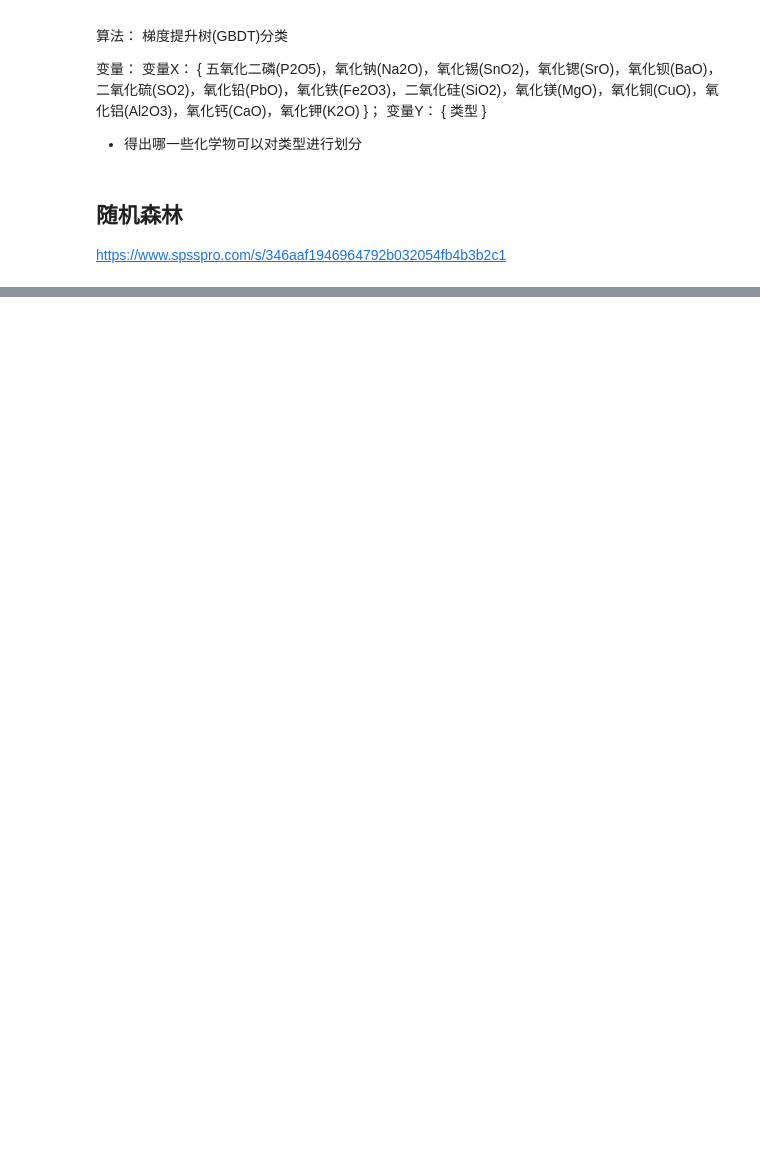
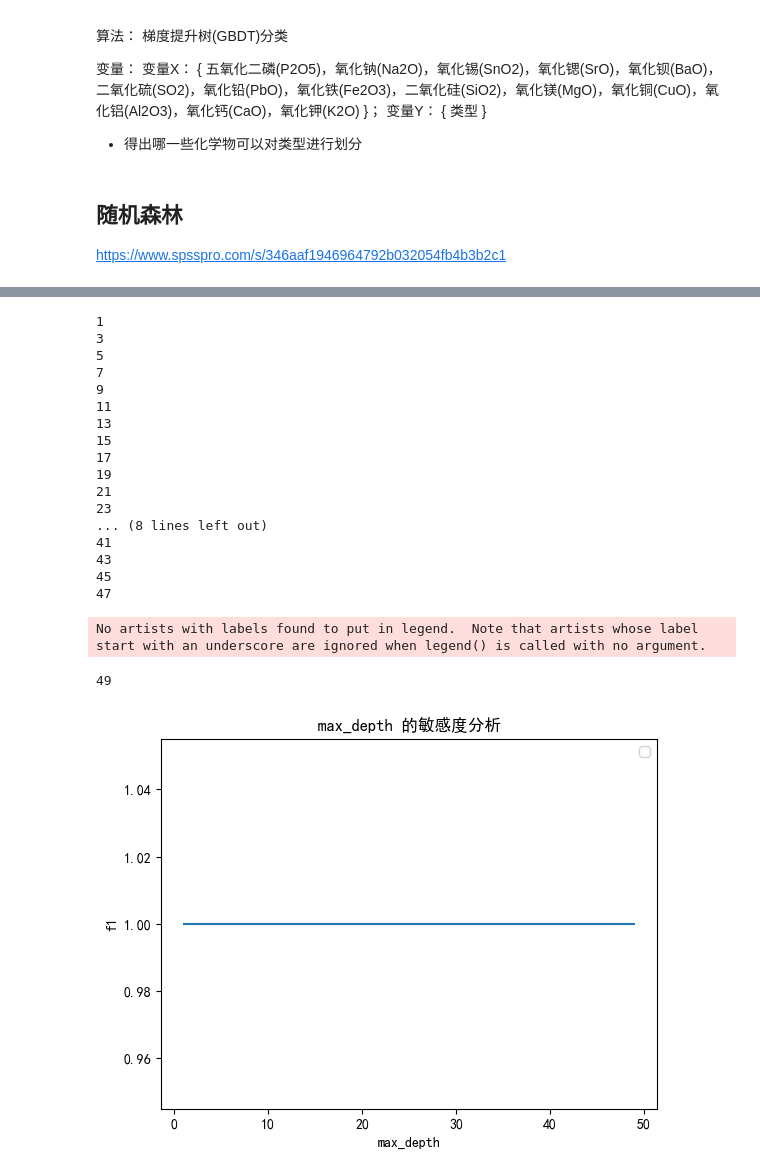
Before and after one commit to Chasen-Liao/CBC, a Jupyter notebook: 第一次培训/求解过程/写作思路.ipynb, the cells around one changed output, grey strips where cells are left out. Saved outputs shown, nothing was run; the diff lists cells and outputs as text; code cells hidden in the pictures; blank space fills up the shorter version.

```diff
--- a/第一次培训/求解过程/写作思路.ipynb
+++ b/第一次培训/求解过程/写作思路.ipynb
@@ -221,0 +332,38 @@ print(result)
+# %%
+
+data_X=[]
+data_y=[]
+for i in range(1,50,2):
+    model = GradientBoostingClassifier(n_estimators=1000,max_depth=i) # 树的最大深度
+    model.fit(X, y)
+    data_X.append(i)
+    data_y.append(f1_score(y,model.predict(X), pos_label="高钾"))
+    print(i)
+plt.plot(data_X,data_y)
+plt.xlabel('max_depth')
+plt.ylabel('f1')
+plt.title('max_depth 的敏感度分析')
+plt.legend()
+plt.savefig('max_depth 的敏感度分析.jpg')
+plt.show()
+# %% [output]
+1
+3
+5
+7
+9
+11
+13
+15
+17
+19
+21
+23
+... (8 lines left out)
+41
+43
+45
+47
+No artists with labels found to put in legend.  Note that artists whose label start with an underscore are ignored when legend() is called with no argument.
+49
+[figure, added]
```
Also changed, not shown: parts of 18 cells of this notebook, 3 other files.
